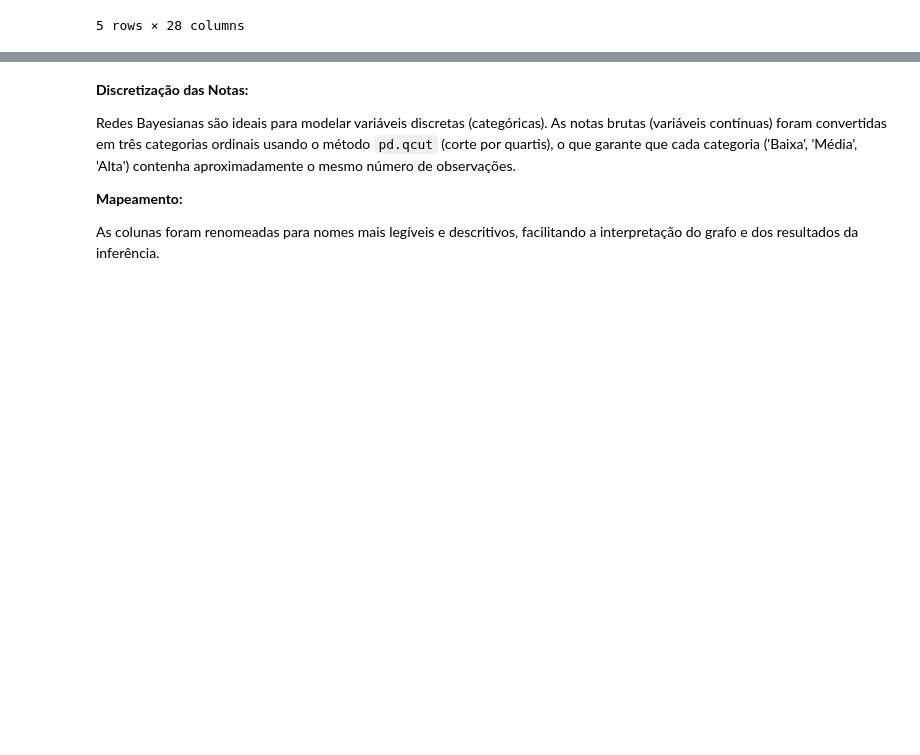
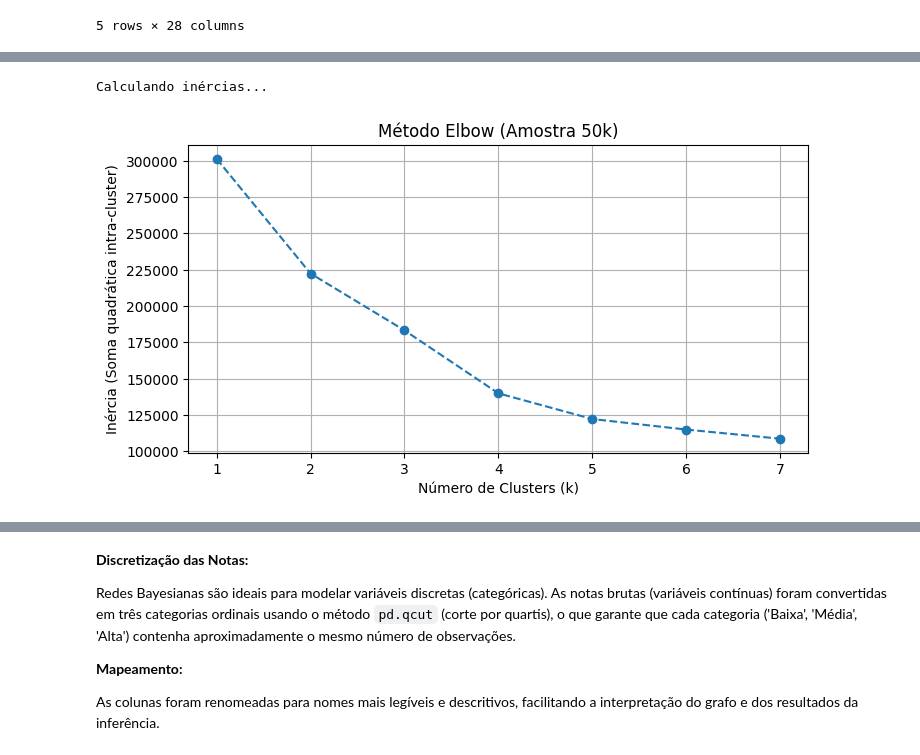
Before and after one commit to loudnts09/redes_bayesianas_enem2023, a Jupyter notebook: RedesBayesianas_Dados_ENEM_2023.ipynb, the cells around one changed output, grey strips where cells are left out. Cells and saved outputs as stored; diff of their text form; code cells hidden in the pictures; blank space fills up the shorter version.

```diff
--- a/RedesBayesianas_Dados_ENEM_2023.ipynb
+++ b/RedesBayesianas_Dados_ENEM_2023.ipynb
@@ -219,0 +263,25 @@ Linhas: 944386
+# %%
+# amostra de 50k para o Elbow Method
+sample_idx = np.random.choice(X_scaled.shape[0], 50000, replace=False)
+X_sample = X_scaled[sample_idx]
+
+inertias = []
+K_range = range(1, 8) # testando de 1 a 7 clusters
+
+print("Calculando inércias...")
+for k in K_range:
+    kmeans = MiniBatchKMeans(n_clusters=k, random_state=42, n_init=3)
+    kmeans.fit(X_sample)
+    inertias.append(kmeans.inertia_)
+
+# plotagem
+plt.figure(figsize=(8, 4))
+plt.plot(K_range, inertias, marker='o', linestyle='--')
+plt.title('Método Elbow (Amostra 50k)')
+plt.xlabel('Número de Clusters (k)')
+plt.ylabel('Inércia (Soma quadrática intra-cluster)')
+plt.grid(True)
+plt.show()
+# %% [output]
+Calculando inércias...
+[figure, added]
```
Also changed, not shown: parts of 24 cells of this notebook.
